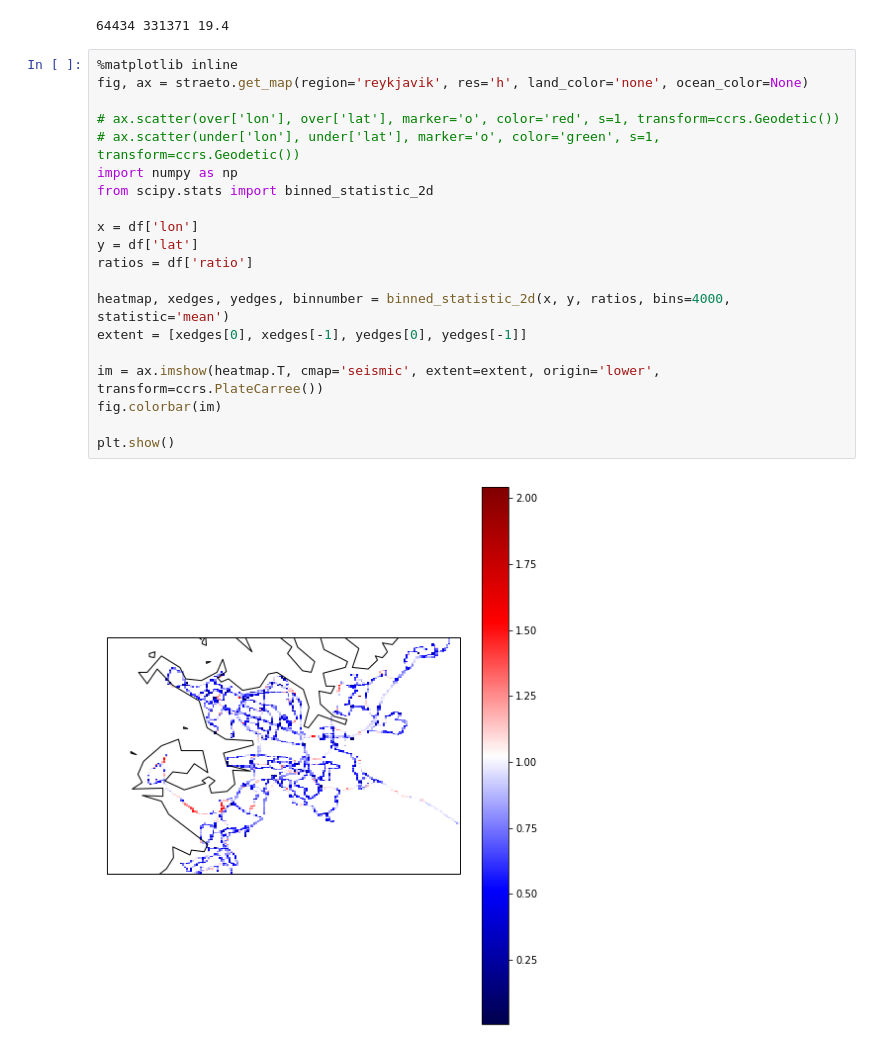
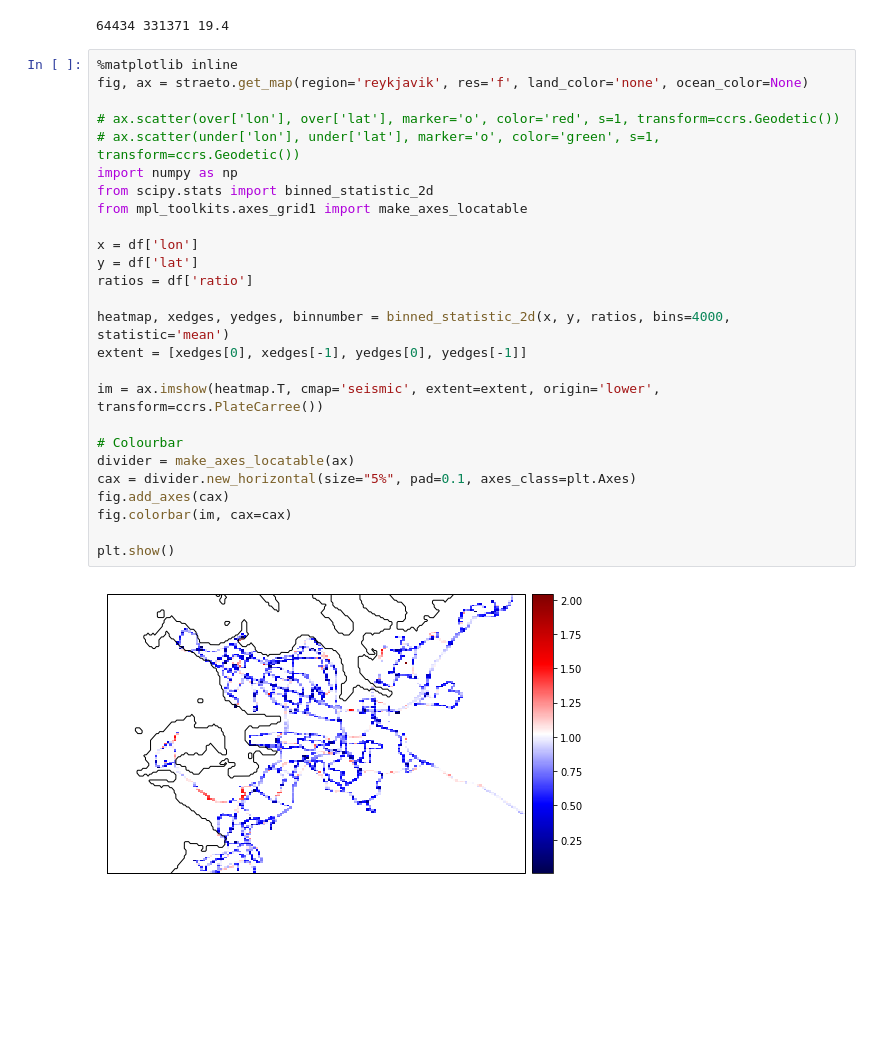
Before and after one commit to ArniDagur/straeto-notebook, a Jupyter notebook: straeto-notebook.ipynb, the cells around one changed output. Cells and saved outputs as stored; diff of their text form; blank space fills up the shorter version.

Commit message:
add colorbar

```diff
--- a/straeto-notebook.ipynb
+++ b/straeto-notebook.ipynb
@@ -229,23 +229,29 @@ print(len(over), len(under), round(len(over)*100/len(under), 1))
 64434 331371 19.4
 # %%
 %matplotlib inline
-fig, ax = straeto.get_map(region='reykjavik', res='h', land_color='none', ocean_color=None)
+fig, ax = straeto.get_map(region='reykjavik', res='f', land_color='none', ocean_color=None)
 
 # ax.scatter(over['lon'], over['lat'], marker='o', color='red', s=1, transform=ccrs.Geodetic())
 # ax.scatter(under['lon'], under['lat'], marker='o', color='green', s=1, transform=ccrs.Geodetic())
 import numpy as np
 from scipy.stats import binned_statistic_2d
+from mpl_toolkits.axes_grid1 import make_axes_locatable
 
 x = df['lon']
 y = df['lat']
 ratios = df['ratio']
 
 heatmap, xedges, yedges, binnumber = binned_statistic_2d(x, y, ratios, bins=4000, statistic='mean')
 extent = [xedges[0], xedges[-1], yedges[0], yedges[-1]]
 
 im = ax.imshow(heatmap.T, cmap='seismic', extent=extent, origin='lower', transform=ccrs.PlateCarree())
-fig.colorbar(im)
+
+# Colourbar
+divider = make_axes_locatable(ax)
+cax = divider.new_horizontal(size="5%", pad=0.1, axes_class=plt.Axes)
+fig.add_axes(cax)
+fig.colorbar(im, cax=cax)
 
 plt.show()
 # %% [output]
-[figure, old version]
+[figure, new version]
```
